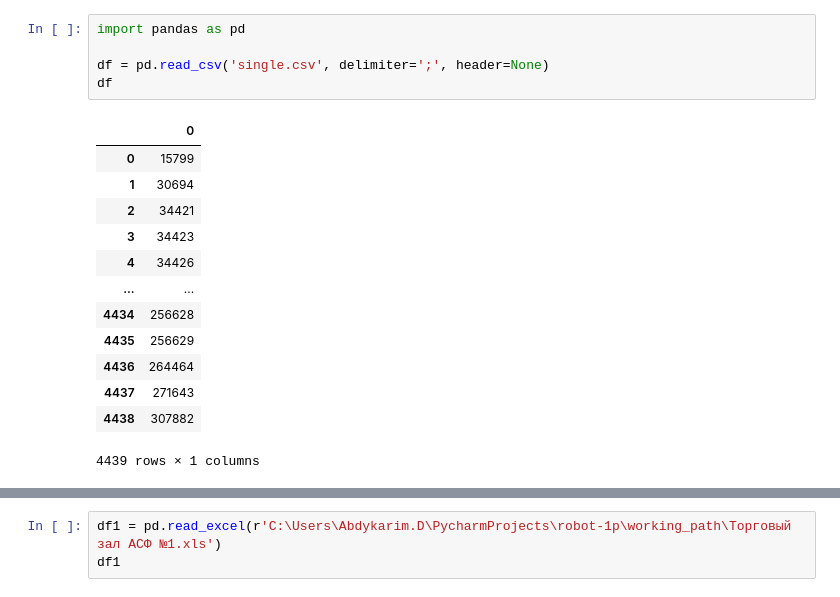
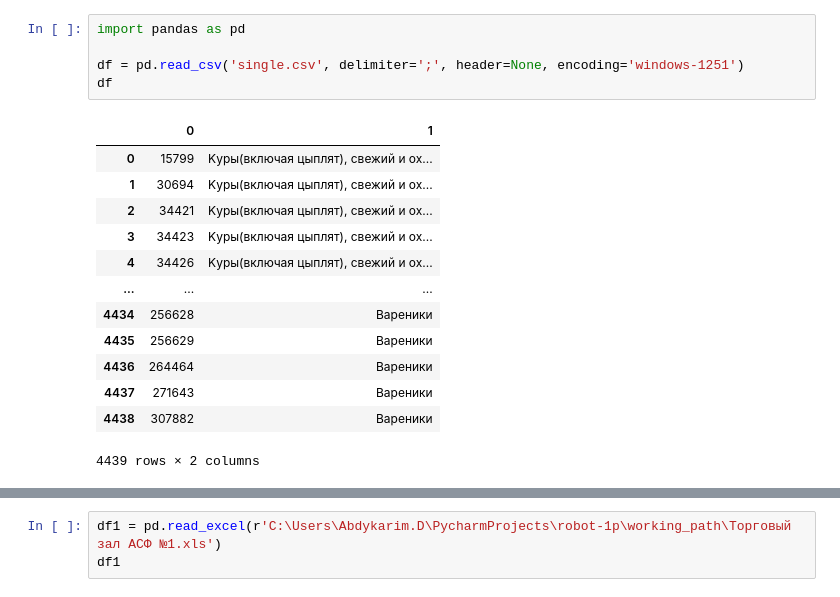
Before and after one commit to OPELsinus/robot-1p, a Jupyter notebook: 1p.ipynb, the cells around one changed output, grey strips where cells are left out. Saved outputs shown, nothing was run; the diff lists cells and outputs as text.

```diff
--- a/1p.ipynb
+++ b/1p.ipynb
@@ -33,22 +33,22 @@ with open(('single.csv'), 'w+', newline='') as file:
 # %%
 import pandas as pd
 
-df = pd.read_csv('single.csv', delimiter=';', header=None)
+df = pd.read_csv('single.csv', delimiter=';', header=None, encoding='windows-1251')
 df
 # %% [output]
-|  | 0 |
-| 0 | 15799 |
-| 1 | 30694 |
-| 2 | 34421 |
-| 3 | 34423 |
-| 4 | 34426 |
-| ... | ... |
-| 4434 | 256628 |
-| 4435 | 256629 |
-| 4436 | 264464 |
-| 4437 | 271643 |
-| 4438 | 307882 |
+|  | 0 | 1 |
+| 0 | 15799 | Kуры(включая цыплят), свежий и ох... |
+| 1 | 30694 | Kуры(включая цыплят), свежий и ох... |
+| 2 | 34421 | Kуры(включая цыплят), свежий и ох... |
+| 3 | 34423 | Kуры(включая цыплят), свежий и ох... |
+| 4 | 34426 | Kуры(включая цыплят), свежий и ох... |
+| ... | ... | ... |
+| 4434 | 256628 | Вареники |
+| 4435 | 256629 | Вареники |
+| 4436 | 264464 | Вареники |
+| 4437 | 271643 | Вареники |
+| 4438 | 307882 | Вареники |
-4439 rows × 1 columns
+4439 rows × 2 columns
 # %%
 import psycopg2
 import csv
```
Also changed, not shown: parts of 28 cells of this notebook.
